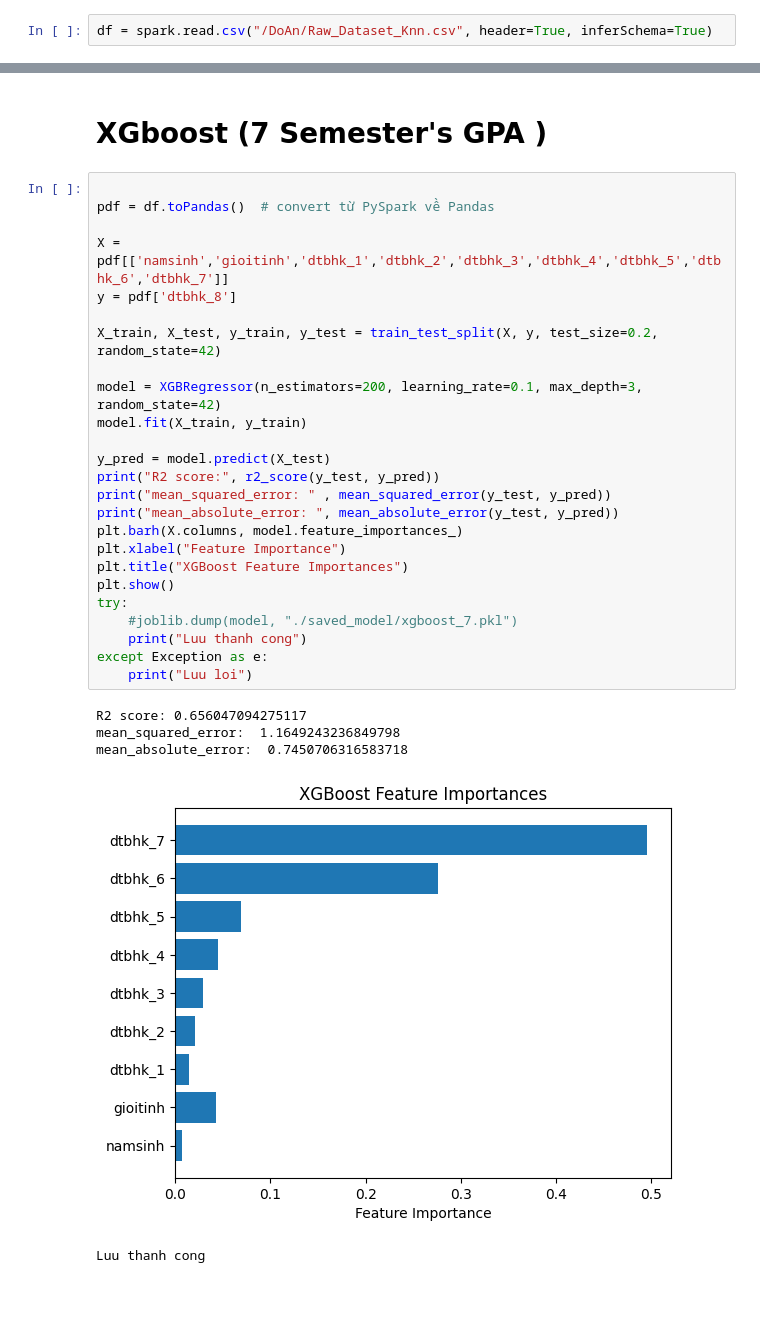
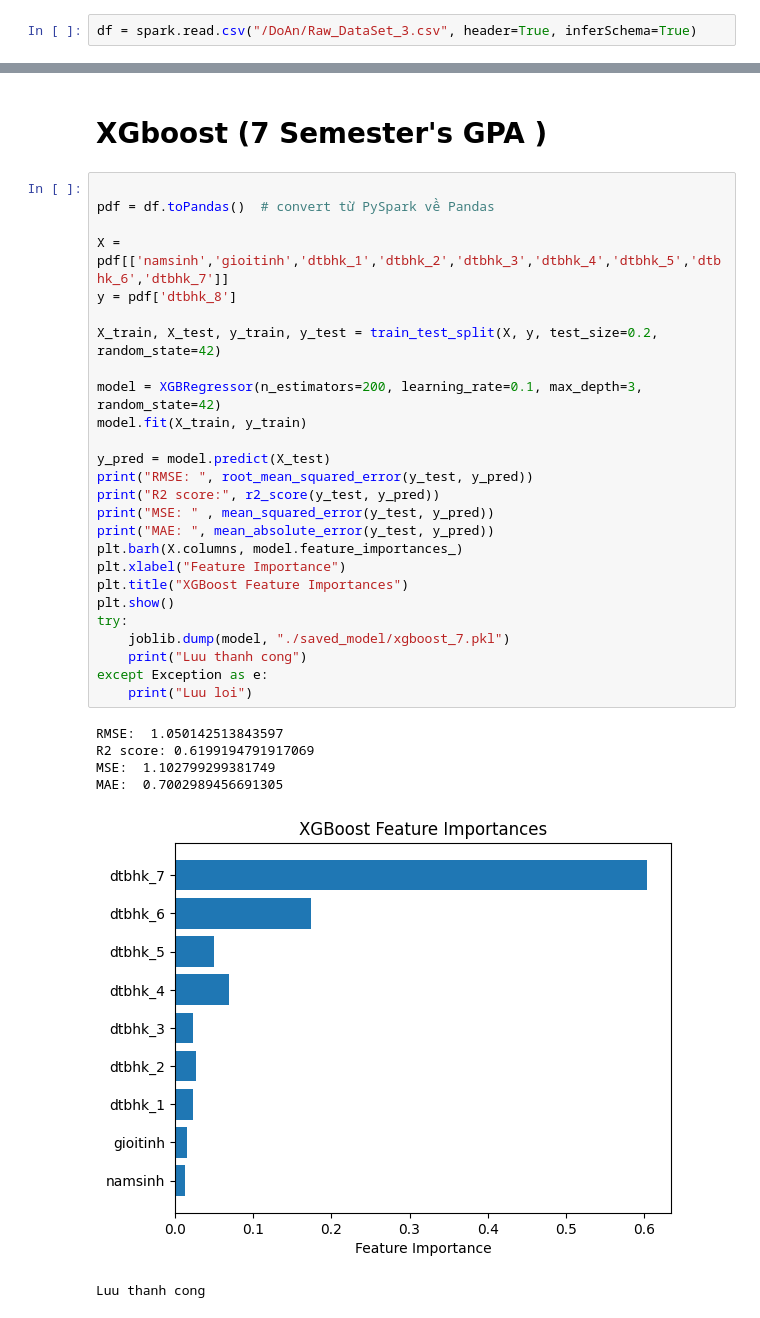
Before and after one commit to Hatsuki9813/GPAPredictor, a Jupyter notebook: PySparkML/Dudoandiem.ipynb, the cells around one changed output, grey strips where cells are left out. Cells and saved outputs as stored; diff of their text form.

```diff
--- a/PySparkML/Dudoandiem.ipynb
+++ b/PySparkML/Dudoandiem.ipynb
@@ -35,7 +35,7 @@ To adjust logging level use sc.setLogLevel(newLevel). For SparkR, use setLogLeve
 # %% [markdown]
 # Read Dataset from Hadoop
 # %%
-df = spark.read.csv("/DoAn/Raw_Dataset_Knn.csv", header=True, inferSchema=True)
+df = spark.read.csv("/DoAn/Raw_DataSet_3.csv", header=True, inferSchema=True)
 # %% [markdown]
 # Linear Regression (7 semester's GPAs, No cross validation)
 # %%
@@ -593,31 +653,33 @@ MAE: 0.7787297299325427
 # %%
 
 pdf = df.toPandas()  # convert từ PySpark về Pandas
 
 X = pdf[['namsinh','gioitinh','dtbhk_1','dtbhk_2','dtbhk_3','dtbhk_4','dtbhk_5','dtbhk_6','dtbhk_7']]
 y = pdf['dtbhk_8']
 
 X_train, X_test, y_train, y_test = train_test_split(X, y, test_size=0.2, random_state=42)
 
 model = XGBRegressor(n_estimators=200, learning_rate=0.1, max_depth=3, random_state=42)
 model.fit(X_train, y_train)
 
 y_pred = model.predict(X_test)
+print("RMSE: ", root_mean_squared_error(y_test, y_pred))
 print("R2 score:", r2_score(y_test, y_pred))
-print("mean_squared_error: " , mean_squared_error(y_test, y_pred))
-print("mean_absolute_error: ", mean_absolute_error(y_test, y_pred))
+print("MSE: " , mean_squared_error(y_test, y_pred))
+print("MAE: ", mean_absolute_error(y_test, y_pred))
 plt.barh(X.columns, model.feature_importances_)
 plt.xlabel("Feature Importance")
 plt.title("XGBoost Feature Importances")
 plt.show()
 try:
-    #joblib.dump(model, "./saved_model/xgboost_7.pkl")
+    joblib.dump(model, "./saved_model/xgboost_7.pkl")
     print("Luu thanh cong")
 except Exception as e:
     print("Luu loi")
 # %% [output]
-R2 score: 0.656047094275117
-mean_squared_error:  1.1649243236849798
-mean_absolute_error:  0.7450706316583718
+RMSE:  1.050142513843597
+R2 score: 0.6199194791917069
+MSE:  1.102799299381749
+MAE:  0.7002989456691305
-[figure, old version]
+[figure, new version]
 Luu thanh cong
```
Also changed, not shown: parts of 28 cells of this notebook, 7 other files.
